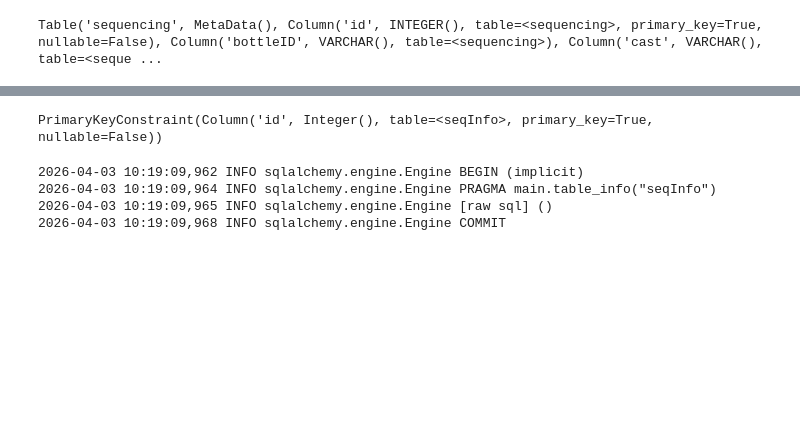
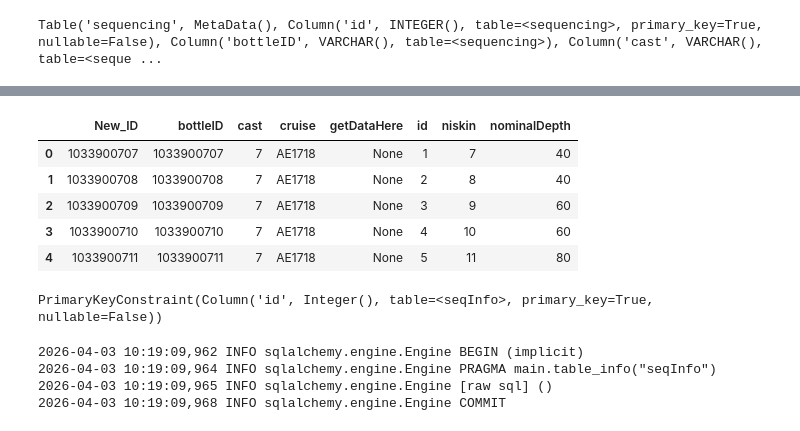
Before and after one commit to BIOS-SCOPE/SargassoDB, a Jupyter notebook: notebooks/movingAhead.ipynb, the cells around one changed output, grey strips where cells are left out. Saved outputs shown, nothing was run; the diff lists cells and outputs as text; code cells hidden in the pictures; blank space fills up the shorter version.

```diff
--- a/notebooks/movingAhead.ipynb
+++ b/notebooks/movingAhead.ipynb
@@ -245,0 +336,19 @@ with Session(engine) as session:
+# %%
+#set this up as a left outer join (all rows of discrete and only those rows of seqdata that match)
+stmt = select(
+    user_discrete.c.bottleID,
+    user_seq.c.bottleID
+).join_from(
+    user_discrete,
+    user_seq,
+    user_discrete.c.bottleID == user_seq.c.bottleID,
+    isouter=True
+)
+
+#session.scalars(stmt).one()
+with Session(engine) as session:
+#     for row in session.execute(stmt):
+#         print(row)
+    rows = session.execute(stmt).all()
+    table_data = [row._mapping for row in rows]
+    df = pd.DataFrame(table_data)
@@ -245,0 +357,33 @@ with Session(engine) as session:
+# %%
+#set this up as a left outer join (all rows of discrete and only those rows of seqdata that match)
+#start tidying this up to make it useful. Plan is to ultimately send out one table with all
+#the discrete information and columns for cases where there is V1V2, V4, mtabs...
+
+stmt = select(
+    user_discrete.c.bottleID.label("New_ID"),
+    user_discrete,
+    #user_seq.c.bottleID.label('changeThis')
+    user_seq.c.getDataHere
+).join_from(
+    user_discrete,
+    user_seq,
+    user_discrete.c.bottleID == user_seq.c.bottleID,
+    isouter=True
+)
+
+#session.scalars(stmt).one()
+with Session(engine) as session:
+#     for row in session.execute(stmt):
+#         print(row)
+    rows = session.execute(stmt).all()
+    table_data = [row._mapping for row in rows]
+    df = pd.DataFrame(table_data)
+# %%
+df.head()
+# %% [output]
+|  | New_ID | bottleID | cast | cruise | getDataHere | id | niskin | nominalDepth |
+| 0 | 1033900707 | 1033900707 | 7 | AE1718 | None | 1 | 7 | 40 |
+| 1 | 1033900708 | 1033900708 | 7 | AE1718 | None | 2 | 8 | 40 |
+| 2 | 1033900709 | 1033900709 | 7 | AE1718 | None | 3 | 9 | 60 |
+| 3 | 1033900710 | 1033900710 | 7 | AE1718 | None | 4 | 10 | 60 |
+| 4 | 1033900711 | 1033900711 | 7 | AE1718 | None | 5 | 11 | 80 |
```
Also changed, not shown: parts of 23 cells of this notebook, 3 other files.
